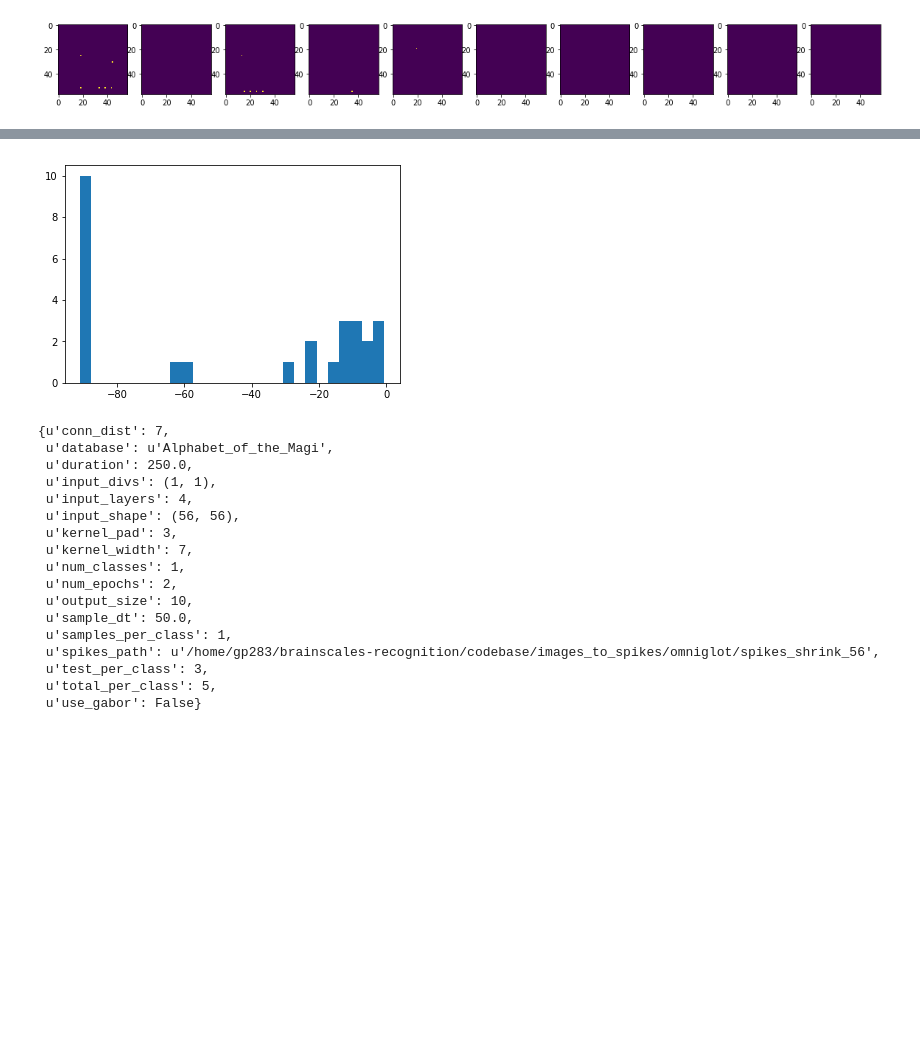
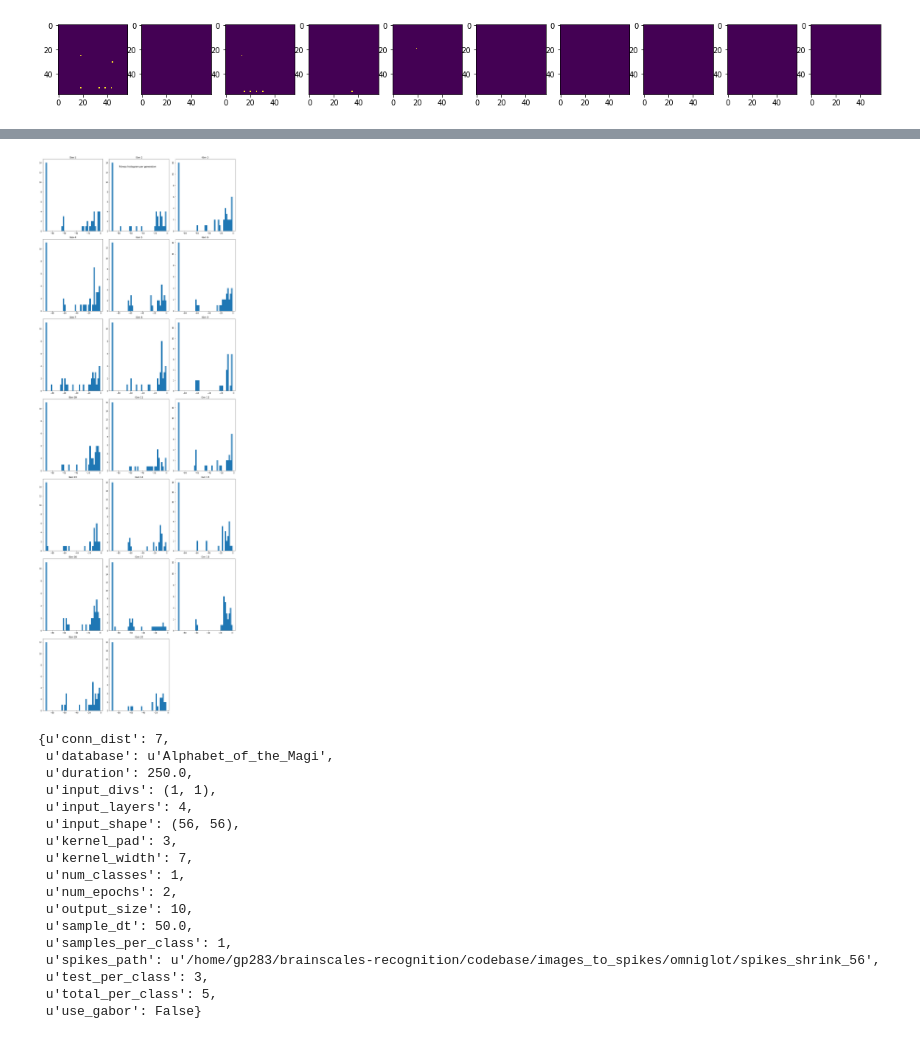
Before and after one commit to oyvinht/l2l-omniglot, a Jupyter notebook: see_results_contents.ipynb, the cells around one changed output, grey strips where cells are left out. Cells and saved outputs as stored; diff of their text form; code cells hidden in the pictures; blank space fills up the shorter version.

```diff
--- a/see_results_contents.ipynb
+++ b/see_results_contents.ipynb
@@ -293,10 +294,22 @@ plt.show()
-# %%
-for g in fitnesses:
-    fig = plt.figure()
-    plt.hist(fitnesses[g], bins=len(fitnesses[g]))
-    plt.show()
-# %% [output]
-[figure, removed]
+# %%
+n_ind = len(fitnesses[0])
+epochs = len(fitnesses)
+ncols = 3
+nrows =  epochs//ncols + int(epochs % ncols > 0)
+fw = 5
+fig = plt.figure(figsize=(fw*ncols, fw*nrows))
+plt.suptitle("Fitness histogram per generation")
+for g in fitnesses:
+    if len(fitnesses[g]) < n_ind:
+        continue
+    ax = plt.subplot(nrows, ncols, g+1)
+    ax.set_title("Gen %d"%(g+1))
+    plt.hist(fitnesses[g], bins=len(fitnesses[g]))
+plt.tight_layout()
+plt.savefig("histogram_per_gen.pdf")
+plt.show()
+# %% [output]
+[figure, added]
 # %%
 data = np.load('./run_results/data_gen0_ind0.npz')
 data['params'].item()['ind']
```
Also changed, not shown: parts of 1 cell of this notebook, 6 other files.
